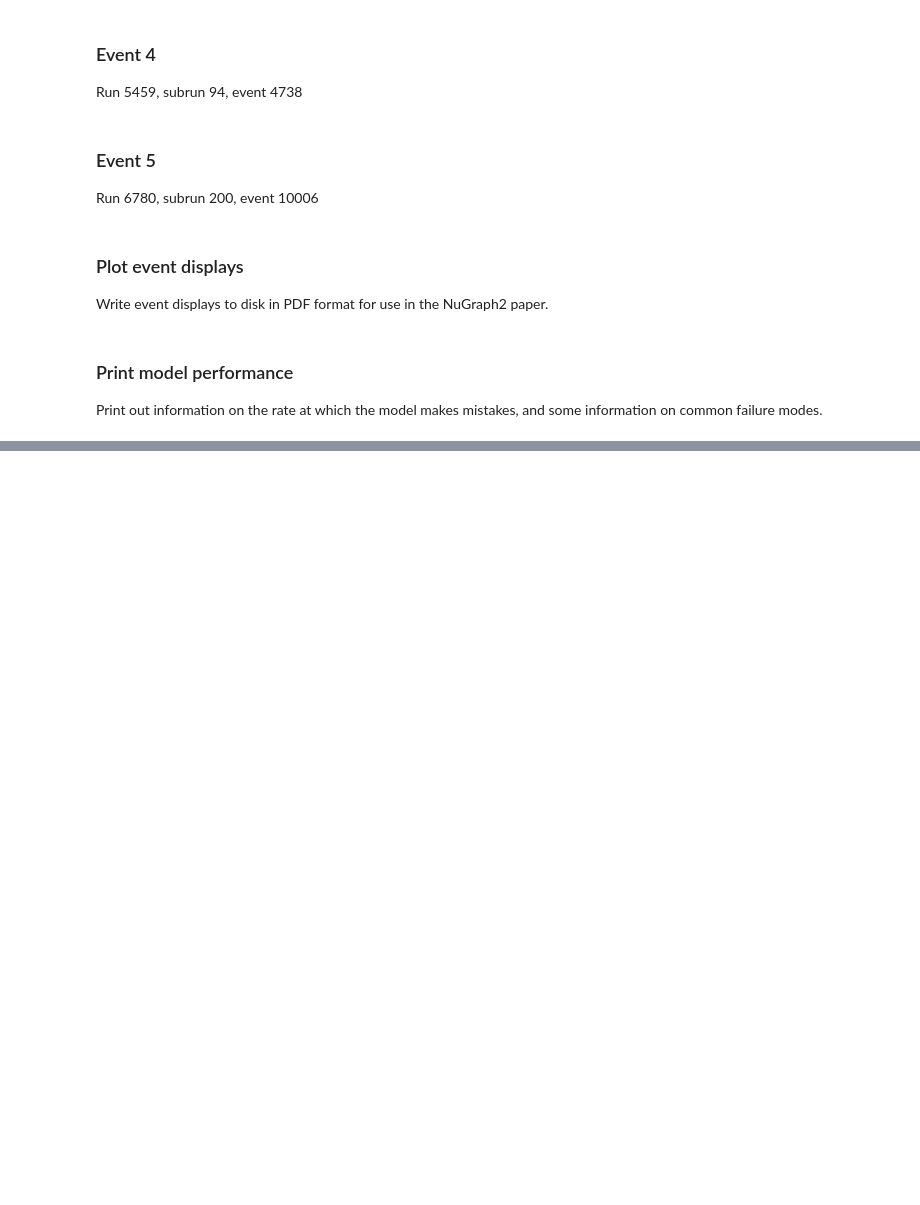
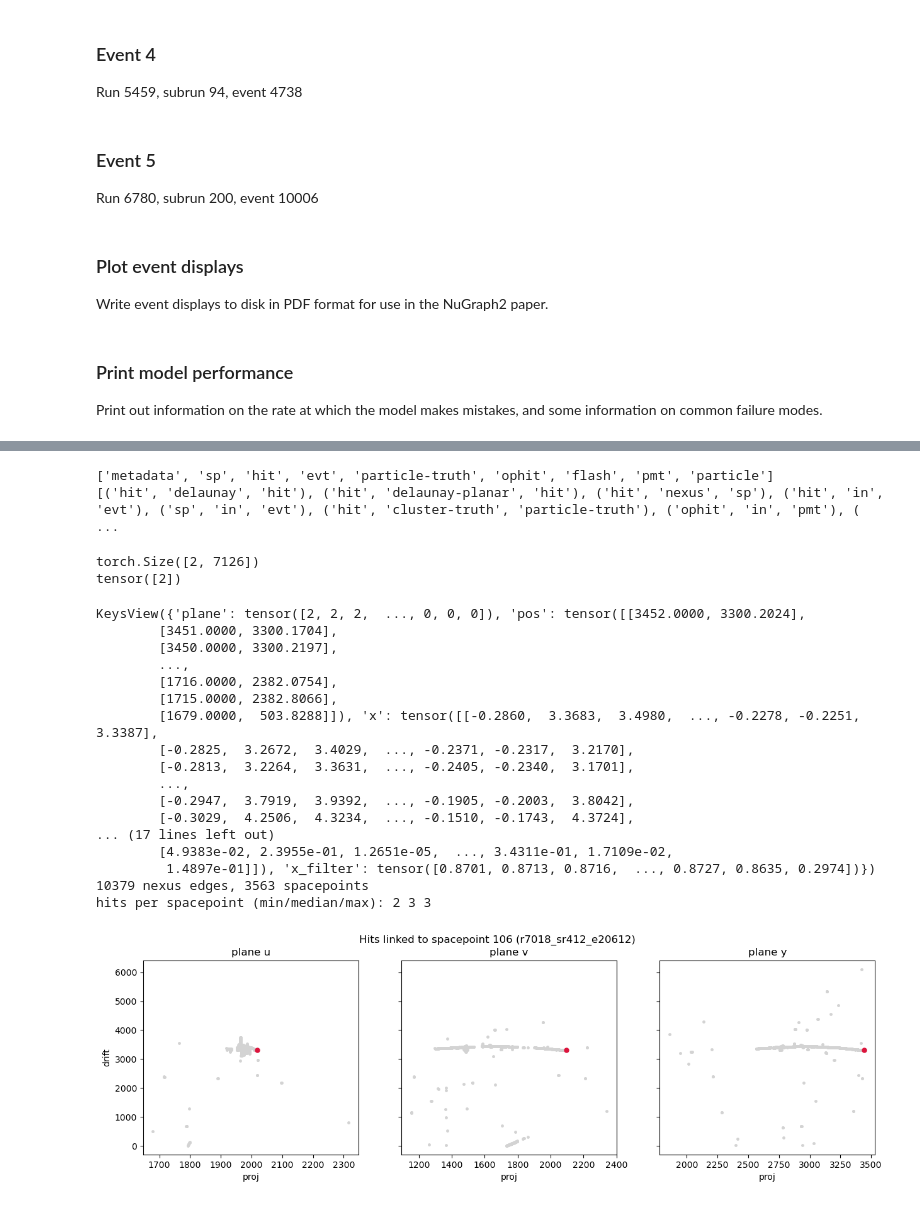
Before and after one commit to dsi-rse/clinic-2026-fermi-neutrino, a Jupyter notebook: notebooks/plot.ipynb, the cells around one changed output, grey strips where cells are left out. Drawn from its saved outputs; the diff is of its cells as text; code cells hidden in the pictures; blank space fills up the shorter version.

```diff
--- a/notebooks/plot.ipynb
+++ b/notebooks/plot.ipynb
@@ -406,0 +422,13 @@ for i, c in enumerate(nudata.semantic_classes):
+# %%
+print(data.node_types)
+print(data.edge_types)
+# %% [output]
+['metadata', 'sp', 'hit', 'evt', 'particle-truth', 'ophit', 'flash', 'pmt', 'particle']
+[('hit', 'delaunay', 'hit'), ('hit', 'delaunay-planar', 'hit'), ('hit', 'nexus', 'sp'), ('hit', 'in', 'evt'), ('sp', 'in', 'evt'), ('hit', 'cluster-truth', 'particle-truth'), ('ophit', 'in', 'pmt'), ( ...
+# %%
+e = data['sp', 'knn', 'pmt'].edge_index
+print(e.shape)
+print(torch.bincount(e[0]).unique())   # edges per spacepoint
+# %% [output]
+torch.Size([2, 7126])
+tensor([2])
@@ -406,0 +444,45 @@ for i, c in enumerate(nudata.semantic_classes):
+# %%
+hit = data['hit']
+print(hit.keys())   # check which attributes exist
+
+nx = data['hit', 'nexus', 'sp'].edge_index.cpu()   # row 0 = hit index, row 1 = spacepoint index
+hits_per_sp = torch.bincount(nx[1], minlength=data['sp'].num_nodes)
+print(f"{nx.size(1)} nexus edges, {data['sp'].num_nodes} spacepoints")
+print("hits per spacepoint (min/median/max):",
+      hits_per_sp.min().item(), hits_per_sp.median().item(), hits_per_sp.max().item())
+
+# highlight the hits that feed one spacepoint, in each wire plane
+SP_ID = int(hits_per_sp.argmax())          # change to any spacepoint index
+linked = set(nx[0][nx[1] == SP_ID].tolist())
+pos, plane = hit.pos.cpu(), hit.plane.cpu()   # assumed attribute names
+
+fig_nx, axes = plt.subplots(1, 3, figsize=(15, 4), sharey=True)
+for p, ax in enumerate(axes):
+    idx = (plane == p).nonzero().flatten()
+    is_linked = torch.tensor([i.item() in linked for i in idx], dtype=torch.bool)
+    ax.scatter(pos[idx[~is_linked], 0], pos[idx[~is_linked], 1], s=6, color='lightgray')
+    ax.scatter(pos[idx[is_linked], 0], pos[idx[is_linked], 1], s=25, color='crimson')
+    ax.set_title(f'plane {nudata.planes[p]}')
+    ax.set_xlabel('proj')
+axes[0].set_ylabel('drift')
+fig_nx.suptitle(f'Hits linked to spacepoint {SP_ID} ({name})')
+plt.show()
+# %% [output]
+KeysView({'plane': tensor([2, 2, 2,  ..., 0, 0, 0]), 'pos': tensor([[3452.0000, 3300.2024],
+        [3451.0000, 3300.1704],
+        [3450.0000, 3300.2197],
+        ...,
+        [1716.0000, 2382.0754],
+        [1715.0000, 2382.8066],
+        [1679.0000,  503.8288]]), 'x': tensor([[-0.2860,  3.3683,  3.4980,  ..., -0.2278, -0.2251,  3.3387],
+        [-0.2825,  3.2672,  3.4029,  ..., -0.2371, -0.2317,  3.2170],
+        [-0.2813,  3.2264,  3.3631,  ..., -0.2405, -0.2340,  3.1701],
+        ...,
+        [-0.2947,  3.7919,  3.9392,  ..., -0.1905, -0.2003,  3.8042],
+        [-0.3029,  4.2506,  4.3234,  ..., -0.1510, -0.1743,  4.3724],
+... (17 lines left out)
+        [4.9383e-02, 2.3955e-01, 1.2651e-05,  ..., 3.4311e-01, 1.7109e-02,
+         1.4897e-01]]), 'x_filter': tensor([0.8701, 0.8713, 0.8716,  ..., 0.8727, 0.8635, 0.2974])})
+10379 nexus edges, 3563 spacepoints
+hits per spacepoint (min/median/max): 2 3 3
+[figure, added]
```
Also changed, not shown: parts of 4 cells of this notebook.
